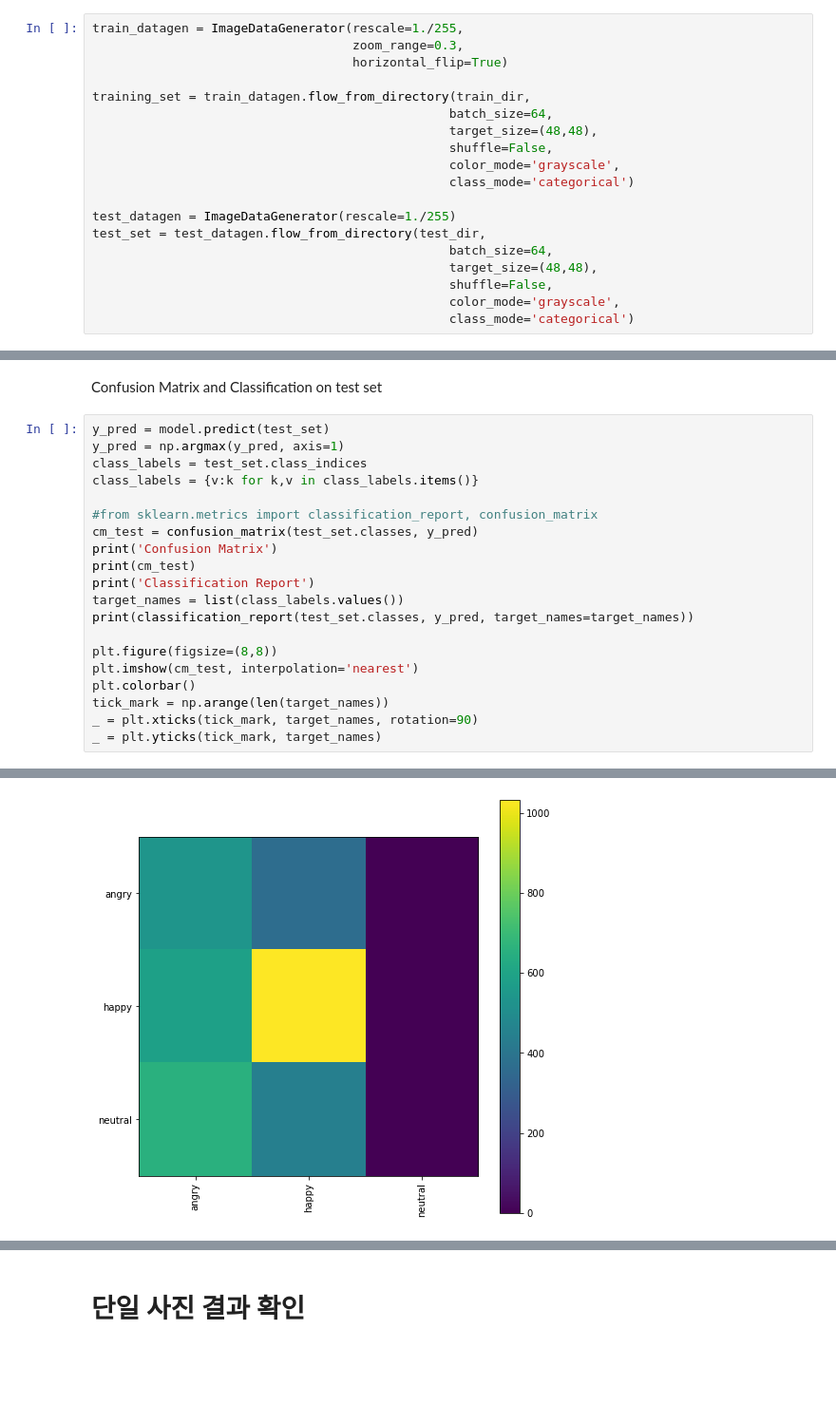
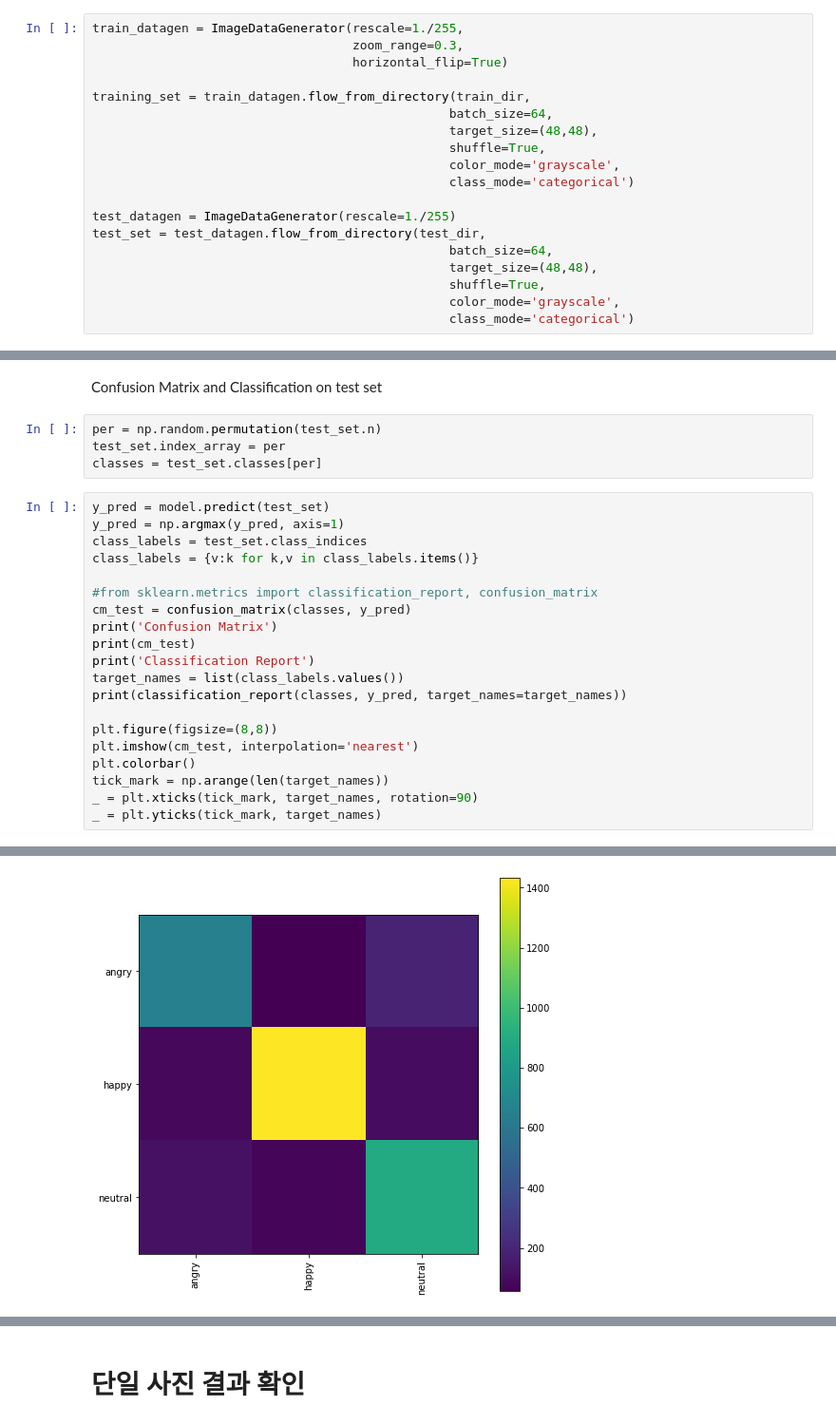
Before and after one commit to MaskedFaceRecognition/Emotion_Classification, a Jupyter notebook: Emotion_Classification_0_2.ipynb, the cells around one changed output, grey strips where cells are left out. Shown at 95% size. Drawn from its saved outputs; the diff is of its cells as text; blank space fills up the shorter version.

```diff
--- a/Emotion_Classification_0_2.ipynb
+++ b/Emotion_Classification_0_2.ipynb
@@ -66,7 +66,7 @@ train_datagen = ImageDataGenerator(rescale=1./255,
 training_set = train_datagen.flow_from_directory(train_dir,
                                                 batch_size=64,
                                                 target_size=(48,48),
-                                                shuffle=False,
+                                                shuffle=True,
                                                 color_mode='grayscale',
                                                 class_mode='categorical')
 
@@ -74,7 +74,7 @@ test_datagen = ImageDataGenerator(rescale=1./255)
 test_set = test_datagen.flow_from_directory(test_dir,
                                                 batch_size=64,
                                                 target_size=(48,48),
-                                                shuffle=False,
+                                                shuffle=True,
                                                 color_mode='grayscale',
                                                 class_mode='categorical')
 # %% [output]
@@ -369,5 +398,9 @@ weighted avg       0.37      0.42      0.36     15230
 # %% [markdown]
 Confusion Matrix and Classification on test set
+# %%
+per = np.random.permutation(test_set.n)
+test_set.index_array = per
+classes = test_set.classes[per]
 # %%
 y_pred = model.predict(test_set)
 y_pred = np.argmax(y_pred, axis=1)
@@ -375,12 +408,12 @@ class_labels = test_set.class_indices
 class_labels = {v:k for k,v in class_labels.items()}
 
 #from sklearn.metrics import classification_report, confusion_matrix
-cm_test = confusion_matrix(test_set.classes, y_pred)
+cm_test = confusion_matrix(classes, y_pred)
 print('Confusion Matrix')
 print(cm_test)
 print('Classification Report')
 target_names = list(class_labels.values())
-print(classification_report(test_set.classes, y_pred, target_names=target_names))
+print(classification_report(classes, y_pred, target_names=target_names))
 
 plt.figure(figsize=(8,8))
 plt.imshow(cm_test, interpolation='nearest')
@@ -406 +439 @@ weighted avg       0.43      0.43      0.37      3629
-[figure, old version]
+[figure, new version]
```
Also changed, not shown: parts of 17 cells of this notebook, 2 other files.
